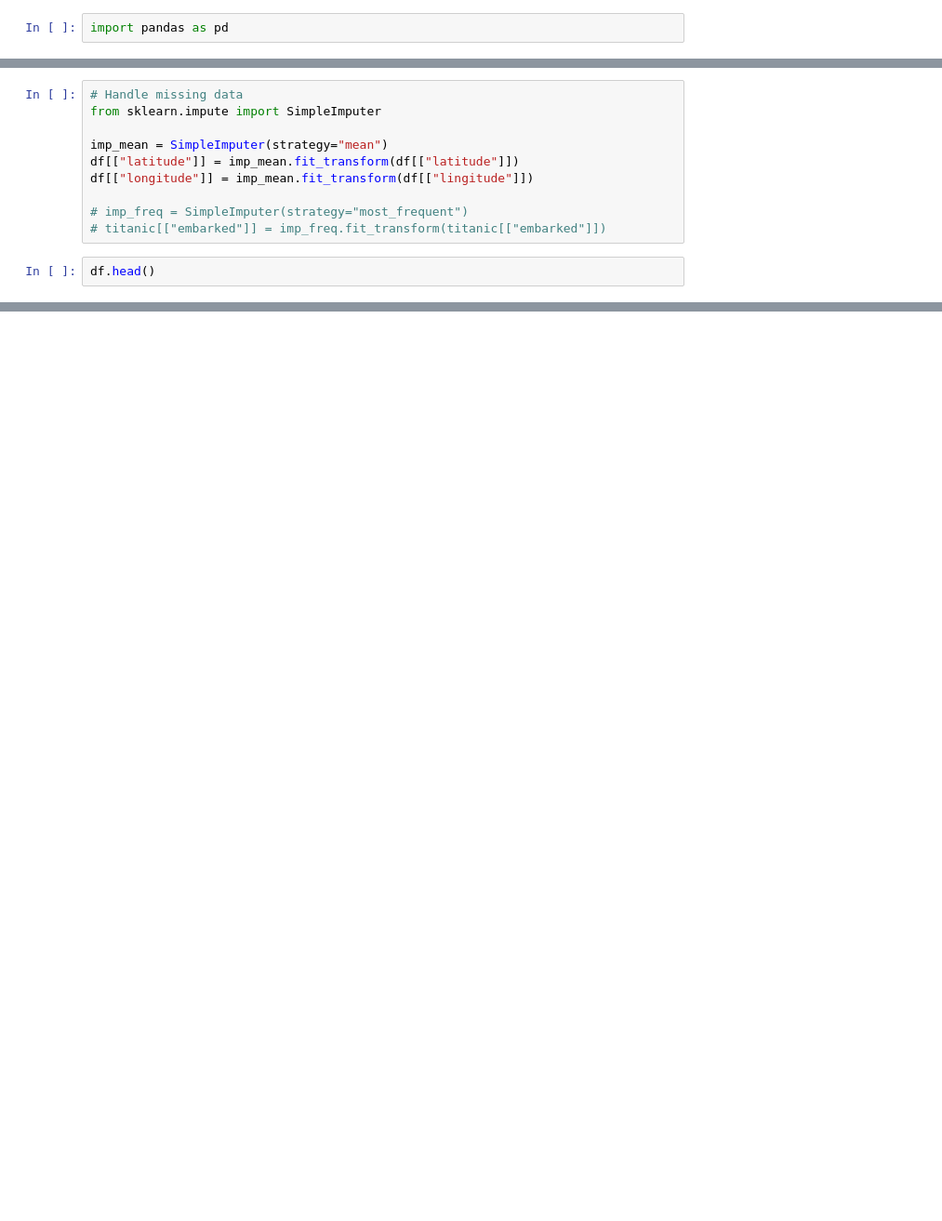
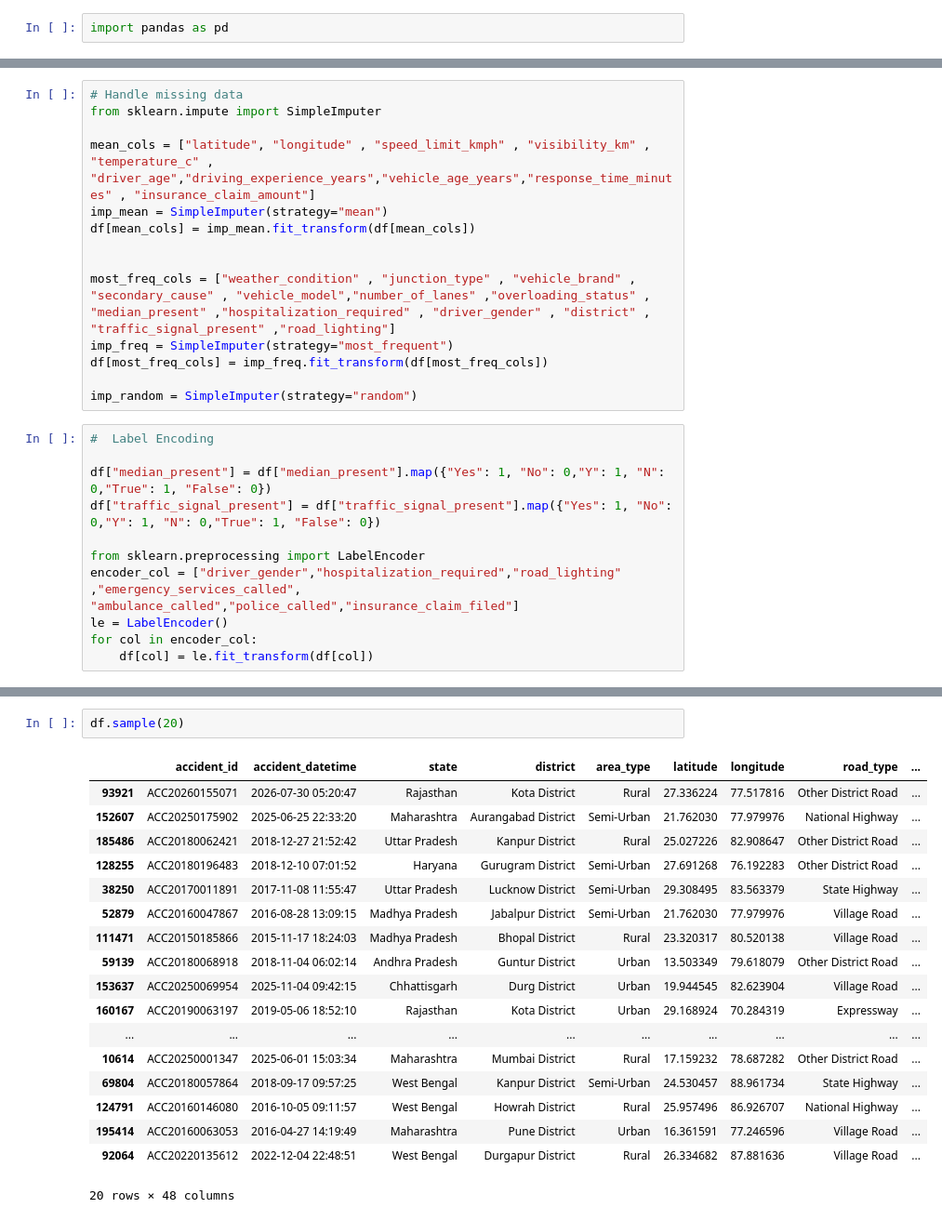
Before and after one commit to varunkumar-2107/Gdg-Task, a Jupyter notebook: gdgTask.ipynb, the cells around one changed output, grey strips where cells are left out. Shown at 93% size. Drawn from its saved outputs; the diff is of its cells as text; blank space fills up the shorter version.

```diff
--- a/gdgTask.ipynb
+++ b/gdgTask.ipynb
@@ -28,12 +48,25 @@ dtype: int64
 # Handle missing data
 from sklearn.impute import SimpleImputer
 
+mean_cols = ["latitude", "longitude" , "speed_limit_kmph" , "visibility_km" , "temperature_c" , "driver_age","driving_experience_years","vehicle_age_years","response_time_minutes" , "insurance_claim_amount"]
 imp_mean = SimpleImputer(strategy="mean")
-df[["latitude"]] = imp_mean.fit_transform(df[["latitude"]])
-df[["longitude"]] = imp_mean.fit_transform(df[["lingitude"]])
+df[mean_cols] = imp_mean.fit_transform(df[mean_cols])
 
-# imp_freq = SimpleImputer(strategy="most_frequent")
-# titanic[["embarked"]] = imp_freq.fit_transform(titanic[["embarked"]])
+
+most_freq_cols = ["weather_condition" , "junction_type" , "vehicle_brand" , "secondary_cause" , "vehicle_model","number_of_lanes" ,"overloading_status" , "median_present" ,"hospitalization_required" , "driver_gender" , "district" , "traffic_signal_present" ,"road_lighting"]
+imp_freq = SimpleImputer(strategy="most_frequent")
+df[most_freq_cols] = imp_freq.fit_transform(df[most_freq_cols])
+
+imp_random = SimpleImputer(strategy="random")
 # %%
-df.head()
+#  Label Encoding
+
+df["median_present"] = df["median_present"].map({"Yes": 1, "No": 0,"Y": 1, "N": 0,"True": 1, "False": 0})
+df["traffic_signal_present"] = df["traffic_signal_present"].map({"Yes": 1, "No": 0,"Y": 1, "N": 0,"True": 1, "False": 0})
+
+from sklearn.preprocessing import LabelEncoder
+encoder_col = ["driver_gender","hospitalization_required","road_lighting" ,"emergency_services_called", "ambulance_called","police_called","insurance_claim_filed"]
+le = LabelEncoder()
+for col in encoder_col:
+    df[col] = le.fit_transform(df[col])
 # %% [output]
@@ -46,0 +99,21 @@ df.head()
+# %%
+df.sample(20)
+# %% [output]
+|  | accident_id | accident_datetime | state | district | area_type | latitude | longitude | road_type | ... |
+| 93921 | ACC20260155071 | 2026-07-30 05:20:47 | Rajasthan | Kota District | Rural | 27.336224 | 77.517816 | Other District Road | ... |
+| 152607 | ACC20250175902 | 2025-06-25 22:33:20 | Maharashtra | Aurangabad District | Semi-Urban | 21.762030 | 77.979976 | National Highway | ... |
+| 185486 | ACC20180062421 | 2018-12-27 21:52:42 | Uttar Pradesh | Kanpur District | Rural | 25.027226 | 82.908647 | Other District Road | ... |
+| 128255 | ACC20180196483 | 2018-12-10 07:01:52 | Haryana | Gurugram District | Semi-Urban | 27.691268 | 76.192283 | Other District Road | ... |
+| 38250 | ACC20170011891 | 2017-11-08 11:55:47 | Uttar Pradesh | Lucknow District | Semi-Urban | 29.308495 | 83.563379 | State Highway | ... |
+| 52879 | ACC20160047867 | 2016-08-28 13:09:15 | Madhya Pradesh | Jabalpur District | Semi-Urban | 21.762030 | 77.979976 | Village Road | ... |
+| 111471 | ACC20150185866 | 2015-11-17 18:24:03 | Madhya Pradesh | Bhopal District | Rural | 23.320317 | 80.520138 | Village Road | ... |
+| 59139 | ACC20180068918 | 2018-11-04 06:02:14 | Andhra Pradesh | Guntur District | Urban | 13.503349 | 79.618079 | Other District Road | ... |
+| 153637 | ACC20250069954 | 2025-11-04 09:42:15 | Chhattisgarh | Durg District | Urban | 19.944545 | 82.623904 | Village Road | ... |
+| 160167 | ACC20190063197 | 2019-05-06 18:52:10 | Rajasthan | Kota District | Urban | 29.168924 | 70.284319 | Expressway | ... |
+| ... | ... | ... | ... | ... | ... | ... | ... | ... | ... |
+| 10614 | ACC20250001347 | 2025-06-01 15:03:34 | Maharashtra | Mumbai District | Rural | 17.159232 | 78.687282 | Other District Road | ... |
+| 69804 | ACC20180057864 | 2018-09-17 09:57:25 | West Bengal | Kanpur District | Semi-Urban | 24.530457 | 88.961734 | State Highway | ... |
+| 124791 | ACC20160146080 | 2016-10-05 09:11:57 | West Bengal | Howrah District | Rural | 25.957496 | 86.926707 | National Highway | ... |
+| 195414 | ACC20160063053 | 2016-04-27 14:19:49 | Maharashtra | Pune District | Urban | 16.361591 | 77.246596 | Village Road | ... |
+| 92064 | ACC20220135612 | 2022-12-04 22:48:51 | West Bengal | Durgapur District | Rural | 26.334682 | 87.881636 | Village Road | ... |
+20 rows × 48 columns
```
Also changed, not shown: parts of 4 cells of this notebook.
